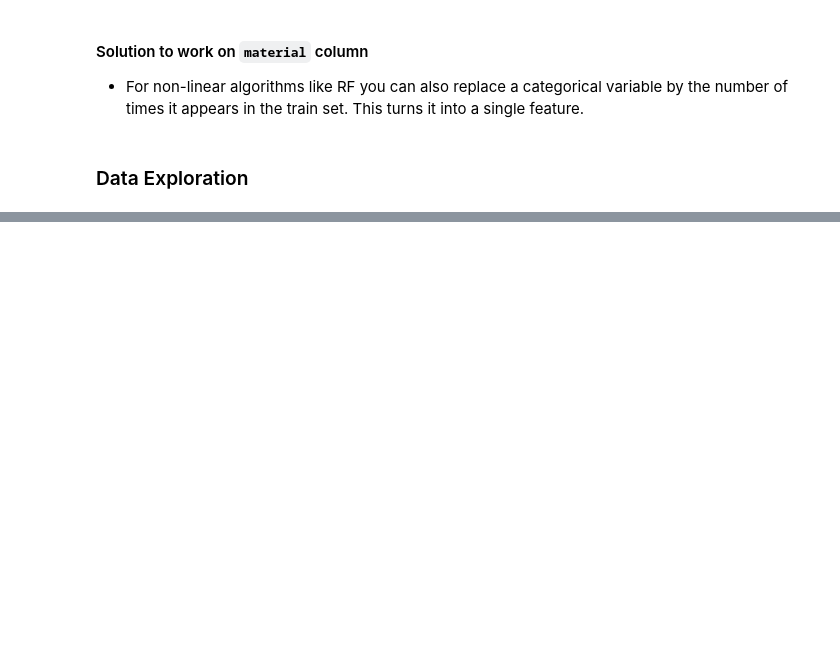
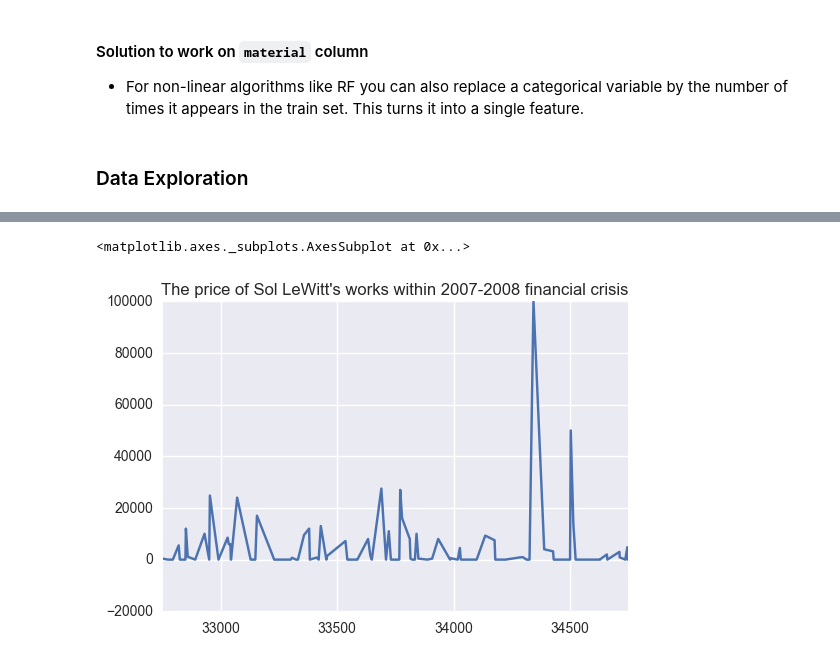
Before and after one commit to zangcc0474/Arthena, a Jupyter notebook: OA.ipynb, the cells around one changed output, grey strips where cells are left out. Cells and saved outputs as stored; diff of their text form; code cells hidden in the pictures; blank space fills up the shorter version.

```diff
--- a/OA.ipynb
+++ b/OA.ipynb
@@ -210,0 +374,5 @@ currently extract(expand=None) means expand=False (return Index/Series/DataFrame
+# %%
+dataset[dataset.artist_name == 'Sol LeWitt'].ix[(pd.to_numeric(dataset['auction_year'])==2008)|(pd.to_numeric(dataset['auction_year'])==2007),'hammer_price'].plot(title = "The price of Sol LeWitt's works within 2007-2008 financial crisis")
+# %% [output]
+<matplotlib.axes._subplots.AxesSubplot at 0x...>
+[figure, added]
```
Also changed, not shown: parts of 41 cells of this notebook.
